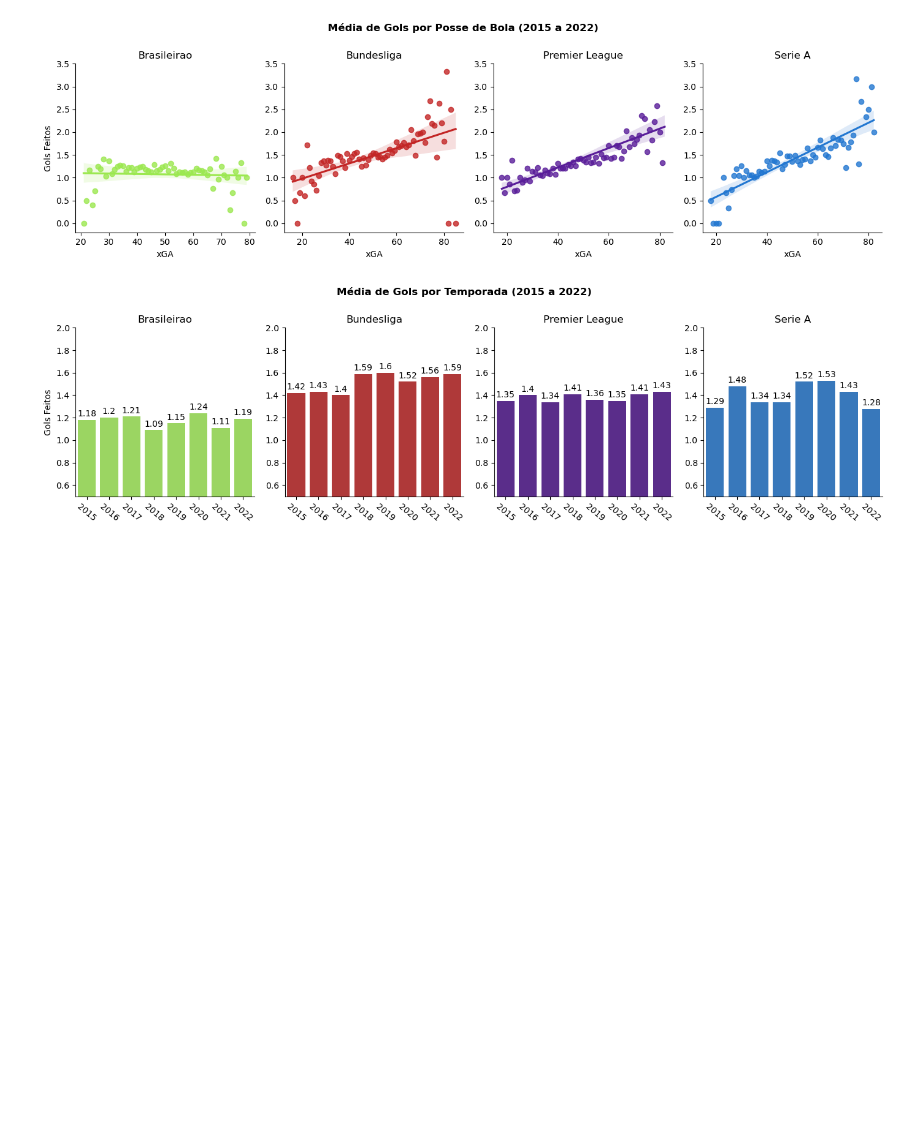
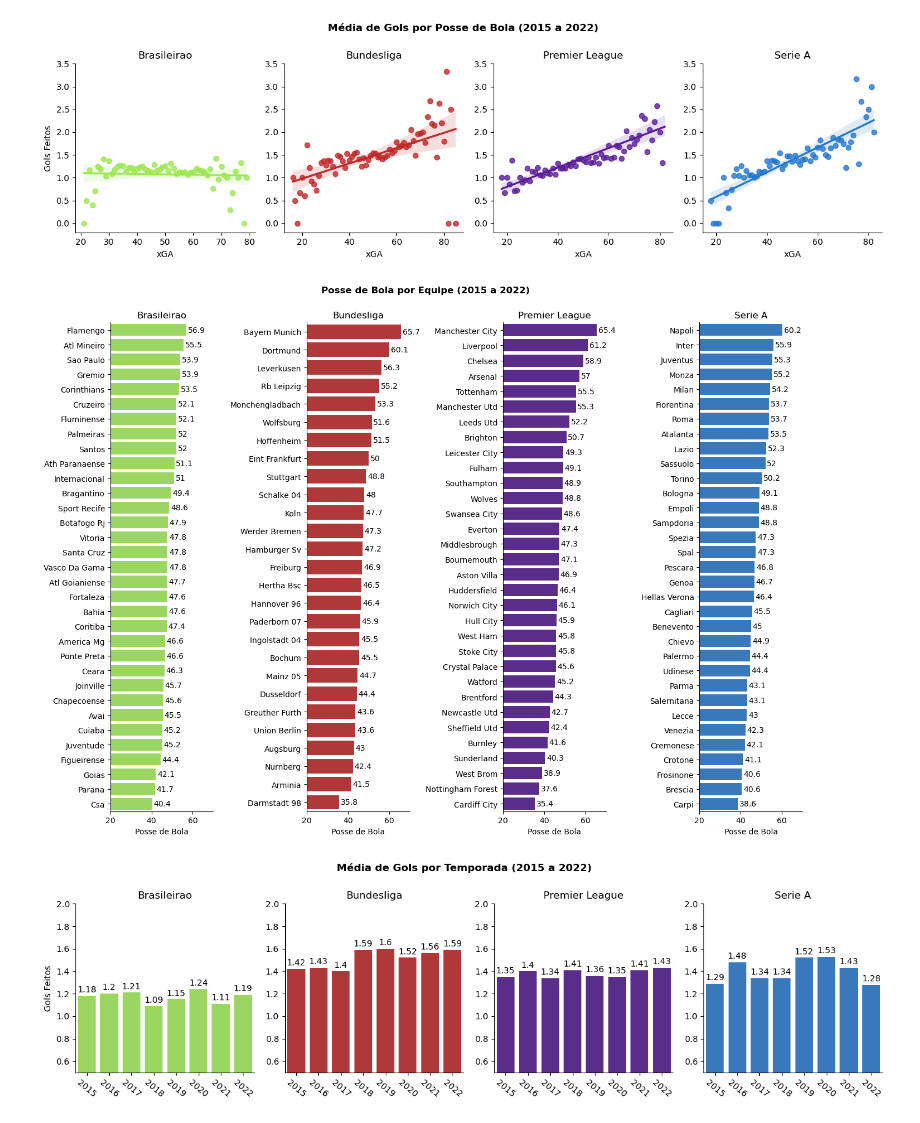
Before and after one commit to salvnetto/GOALS, a Jupyter notebook: analysis.ipynb, the cells around one changed output. Saved outputs shown, nothing was run; the diff lists cells and outputs as text; code cells hidden in the pictures; blank space fills up the shorter version.

```diff
--- a/analysis.ipynb
+++ b/analysis.ipynb
@@ -234,6 +262,32 @@ plt.savefig('figures/analysis/poss_gols-liga.png')
 plt.show()
 # %% [output]
 [figure]
+# %%
+# Posse de bola por time
+poss_team = historico.groupby(['comp', 'team'])['poss'].aggregate('mean').reset_index().sort_values(by= 'poss', ascending= False)
+poss_team['poss'] = poss_team['poss'].round(1)
+poss_team['team'] = poss_team['team'].str.replace('_', ' ').str.title()
+
+# Grafico
+fig, axes = plt.subplots(1, 4, figsize= (14, 10))
+
+for i, league in enumerate(gf_summary.index):
+  sns.barplot(poss_team[poss_team['comp'] == league], y= 'team', x= 'poss', color= colors_league[i], ax= axes[i])
+  axes[i].set_title(league)
+  axes[i].bar_label(axes[i].containers[0], fontsize= 10, padding= 2)
+  #axes[i].set_ylim(-0.2, 3.5)
+  axes[i].set_xlim(20, 70)
+  axes[i].spines['top'].set_visible(False)
+  axes[i].spines['right'].set_visible(False)
+  axes[i].set_xlabel('Posse de Bola')
+  axes[i].set_ylabel('')
+
+plt.suptitle("Posse de Bola por Equipe (2015 a 2022)", fontweight= 'bold', y= 1)
+plt.tight_layout()
+plt.savefig('figures/analysis/poss_time-liga.png')
+plt.show()
+# %% [output]
+[figure, added]
 # %%
 # Média de gols por Temporada
 season_gf = historico.groupby(['season', 'comp'])['gf'].aggregate('mean').reset_index()
```
Also changed, not shown: parts of 9 cells of this notebook, 13 other files.
